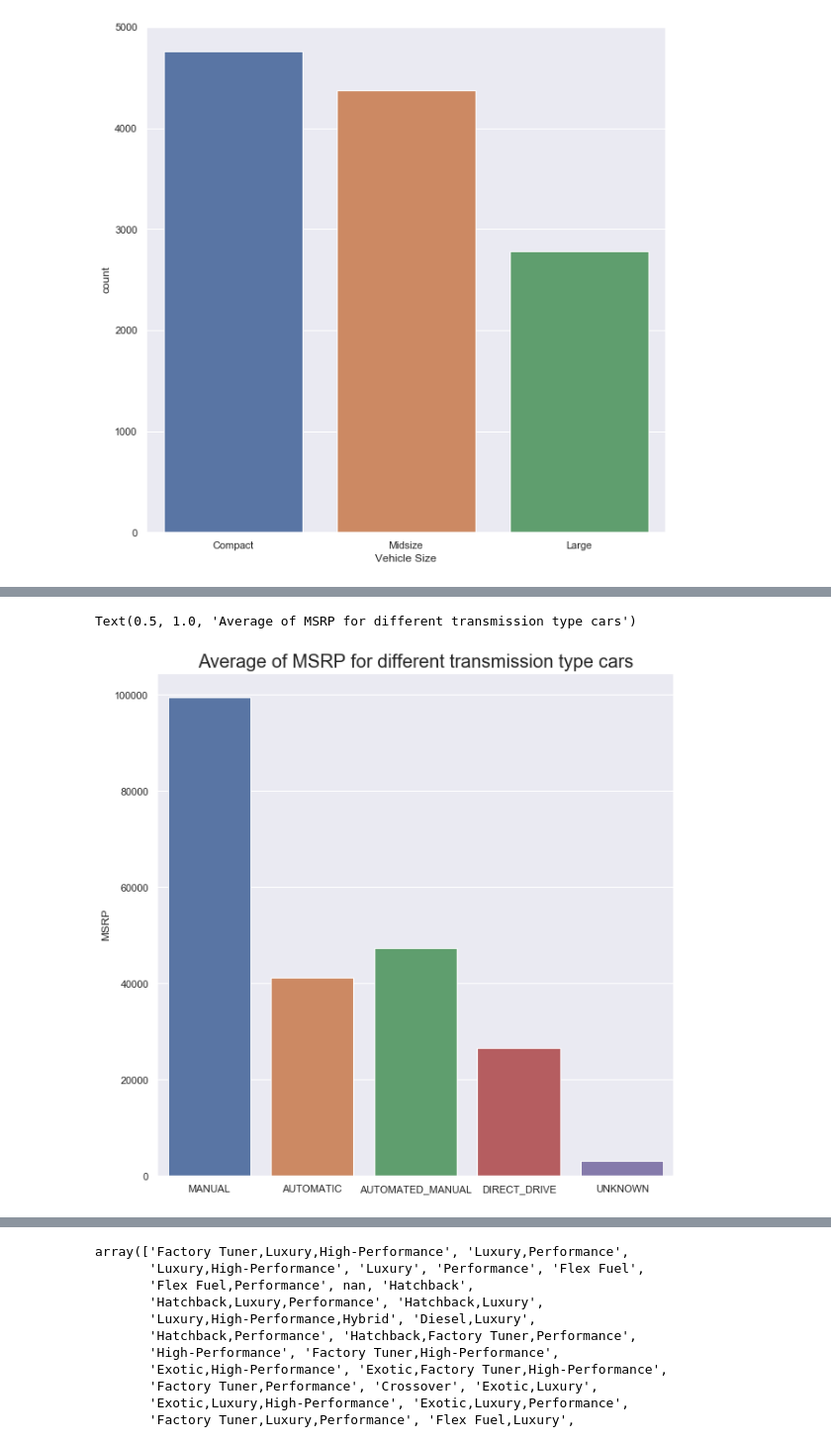
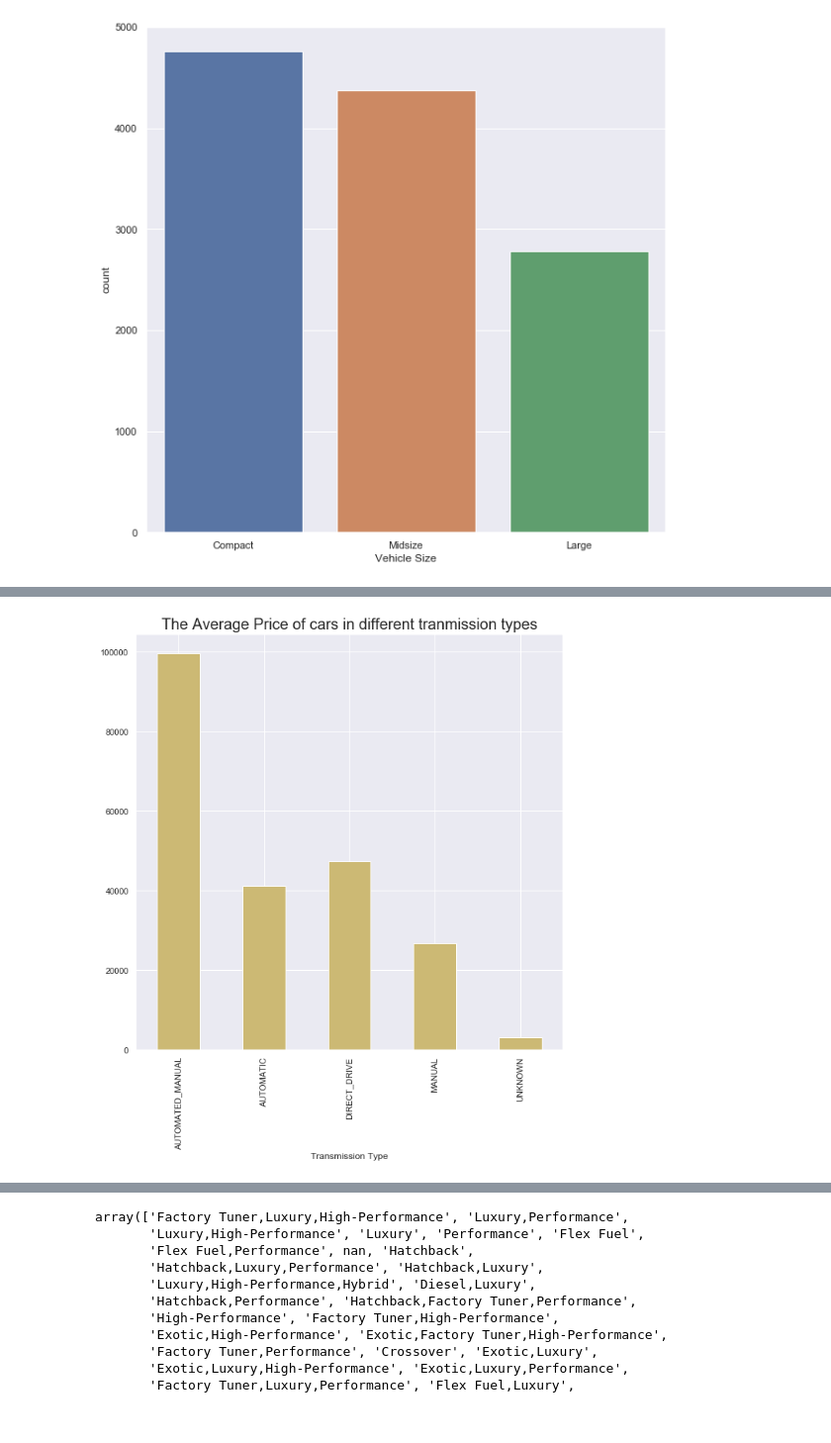
Before and after one commit to suhasmaddali/Car-Prices-Prediction, a Jupyter notebook: Car Prices Prediction Using Machine Learning .ipynb, the cells around one changed output, grey strips where cells are left out. Shown at 99% size. Drawn from its saved outputs; the diff is of its cells as text; code cells hidden in the pictures.

```diff
--- a/Car Prices Prediction Using Machine Learning .ipynb
+++ b/Car Prices Prediction Using Machine Learning .ipynb
@@ -177,7 +141,7 @@ data.head()
 # %%
 plt.figure(figsize = (10, 10))
-sns.barplot(y = data.groupby('Transmission Type').mean()['MSRP'], x = data['Transmission Type'].unique())
-plt.title('Average of MSRP for different transmission type cars', fontsize = 20)
+data.groupby('Transmission Type')['MSRP'].mean().plot(kind = 'bar', color = 'y')
+plt.title("The Average Price of cars in different tranmission types", fontsize = 20)
+plt.show()
 # %% [output]
-Text(0.5, 1.0, 'Average of MSRP for different transmission type cars')
-[figure, old version]
+[figure, new version]
```
Also changed, not shown: parts of 207 cells of this notebook.
